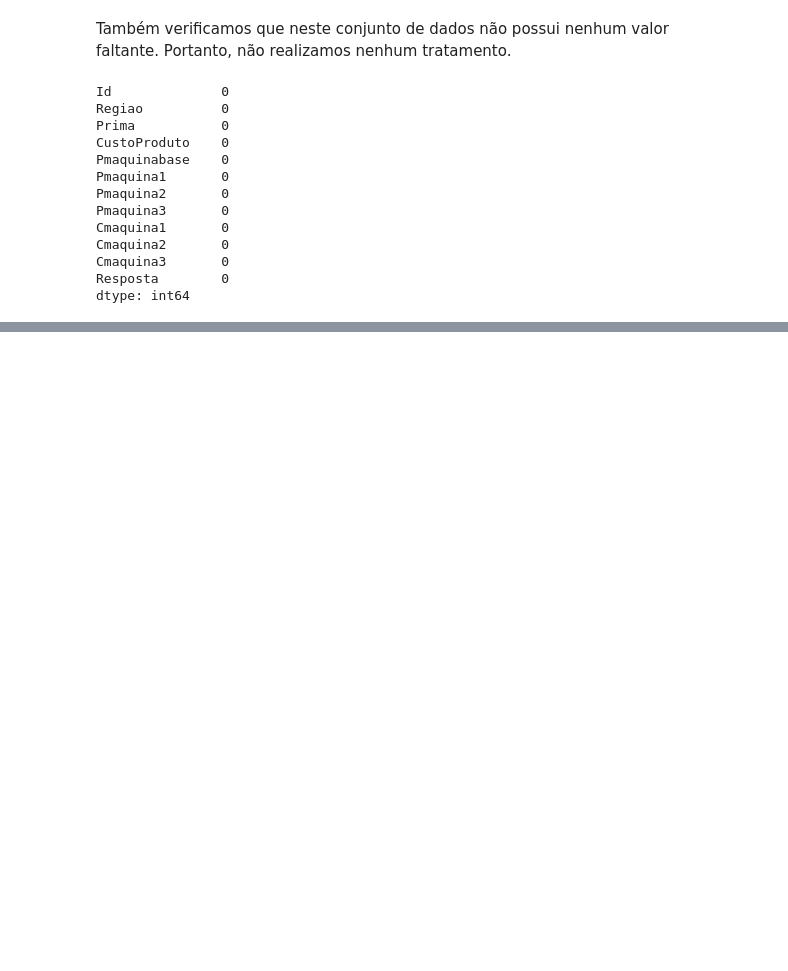
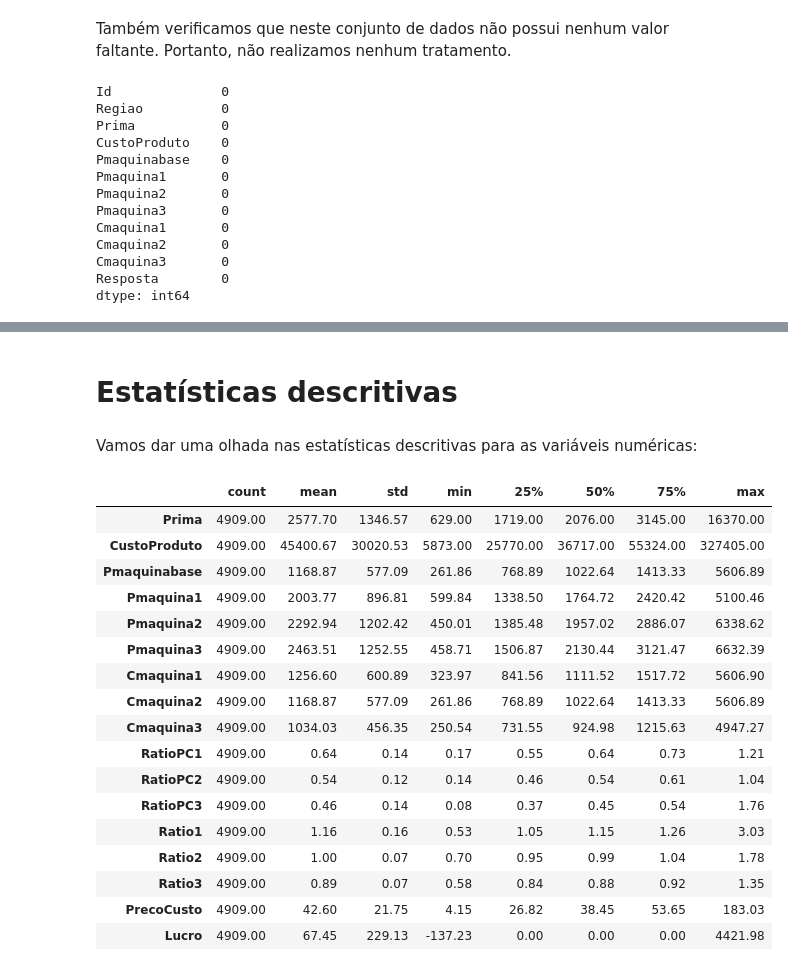
Before and after one commit to AdrianeAkemi/Agricultural-machine, a Jupyter notebook: Desafio 2.ipynb, the cells around one changed output, grey strips where cells are left out. Saved outputs shown, nothing was run; the diff lists cells and outputs as text; code cells hidden in the pictures; blank space fills up the shorter version.

```diff
--- a/Desafio 2.ipynb
+++ b/Desafio 2.ipynb
@@ -179,0 +250,25 @@ dtype: int64
+# %% [markdown]
+# Estatísticas descritivas
+# %% [markdown]
+Vamos dar uma olhada nas estatísticas descritivas para as variáveis numéricas:
+# %%
+data.describe().T.style.format(precision= 2)
+# %% [output]
+|  | count | mean | std | min | 25% | 50% | 75% | max |
+| Prima | 4909.00 | 2577.70 | 1346.57 | 629.00 | 1719.00 | 2076.00 | 3145.00 | 16370.00 |
+| CustoProduto | 4909.00 | 45400.67 | 30020.53 | 5873.00 | 25770.00 | 36717.00 | 55324.00 | 327405.00 |
+| Pmaquinabase | 4909.00 | 1168.87 | 577.09 | 261.86 | 768.89 | 1022.64 | 1413.33 | 5606.89 |
+| Pmaquina1 | 4909.00 | 2003.77 | 896.81 | 599.84 | 1338.50 | 1764.72 | 2420.42 | 5100.46 |
+| Pmaquina2 | 4909.00 | 2292.94 | 1202.42 | 450.01 | 1385.48 | 1957.02 | 2886.07 | 6338.62 |
+| Pmaquina3 | 4909.00 | 2463.51 | 1252.55 | 458.71 | 1506.87 | 2130.44 | 3121.47 | 6632.39 |
+| Cmaquina1 | 4909.00 | 1256.60 | 600.89 | 323.97 | 841.56 | 1111.52 | 1517.72 | 5606.90 |
+| Cmaquina2 | 4909.00 | 1168.87 | 577.09 | 261.86 | 768.89 | 1022.64 | 1413.33 | 5606.89 |
+| Cmaquina3 | 4909.00 | 1034.03 | 456.35 | 250.54 | 731.55 | 924.98 | 1215.63 | 4947.27 |
+| RatioPC1 | 4909.00 | 0.64 | 0.14 | 0.17 | 0.55 | 0.64 | 0.73 | 1.21 |
+| RatioPC2 | 4909.00 | 0.54 | 0.12 | 0.14 | 0.46 | 0.54 | 0.61 | 1.04 |
+| RatioPC3 | 4909.00 | 0.46 | 0.14 | 0.08 | 0.37 | 0.45 | 0.54 | 1.76 |
+| Ratio1 | 4909.00 | 1.16 | 0.16 | 0.53 | 1.05 | 1.15 | 1.26 | 3.03 |
+| Ratio2 | 4909.00 | 1.00 | 0.07 | 0.70 | 0.95 | 0.99 | 1.04 | 1.78 |
+| Ratio3 | 4909.00 | 0.89 | 0.07 | 0.58 | 0.84 | 0.88 | 0.92 | 1.35 |
+| PrecoCusto | 4909.00 | 42.60 | 21.75 | 4.15 | 26.82 | 38.45 | 53.65 | 183.03 |
+| Lucro | 4909.00 | 67.45 | 229.13 | -137.23 | 0.00 | 0.00 | 0.00 | 4421.98 |
```
Also changed, not shown: parts of 41 cells of this notebook.
